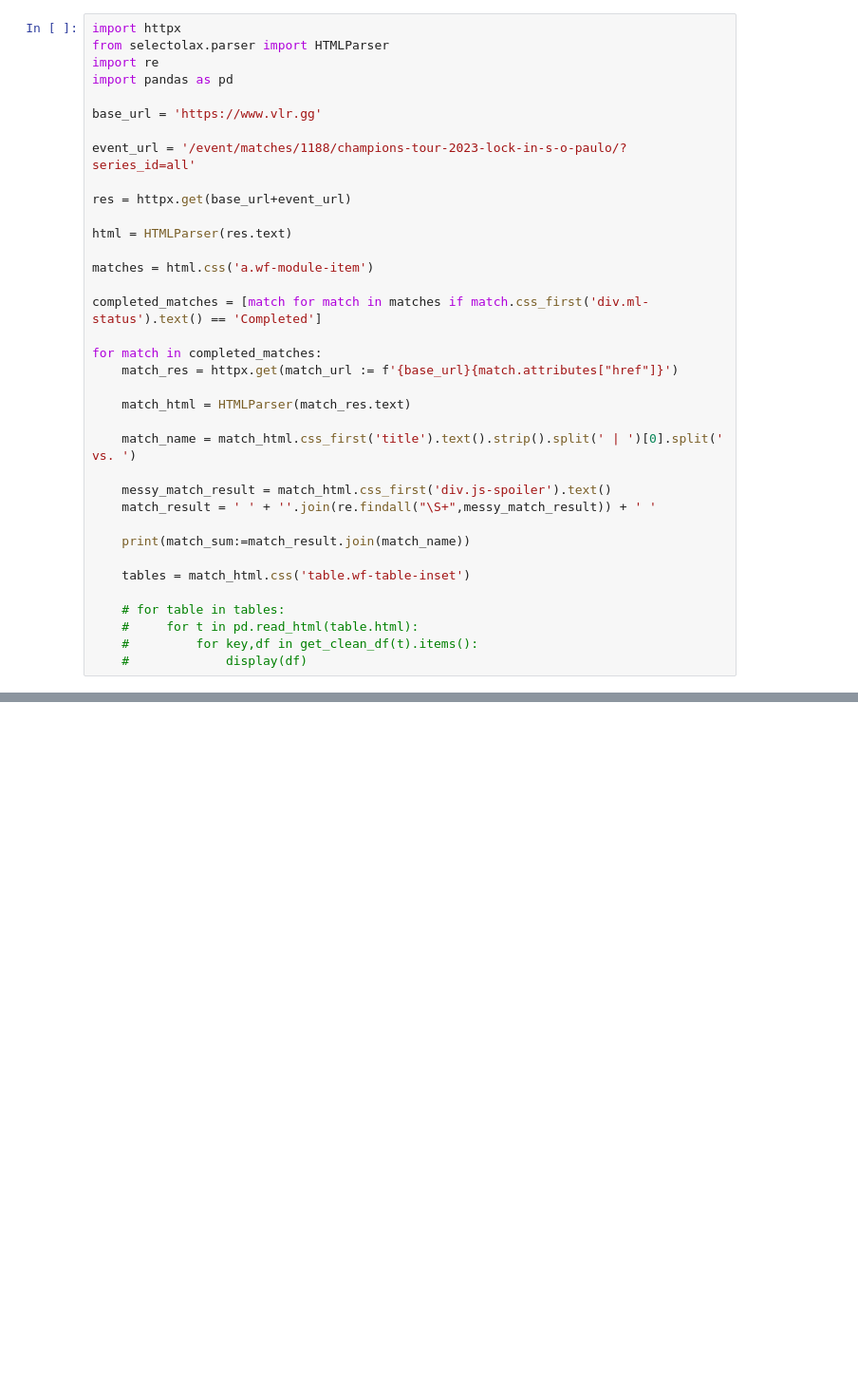
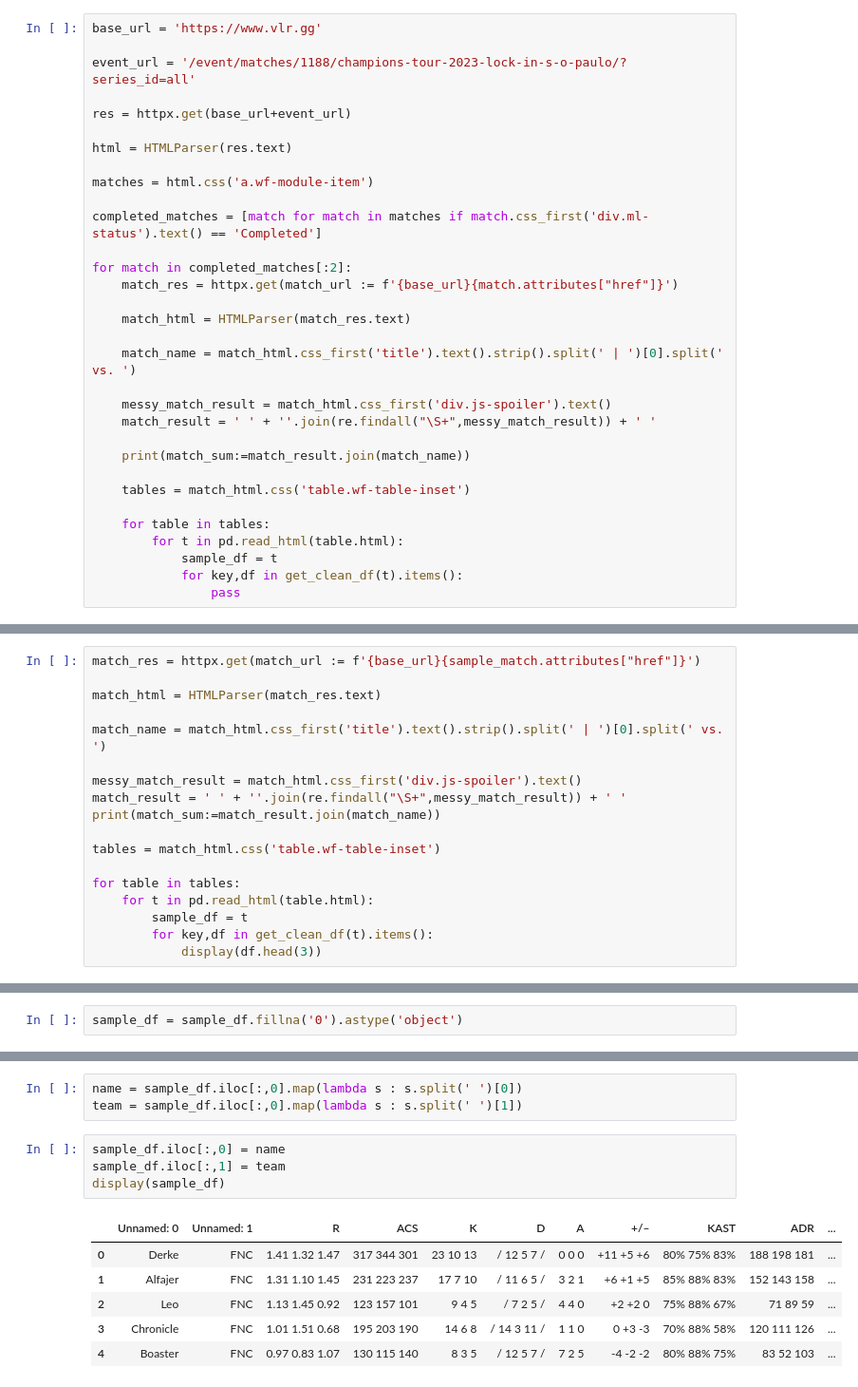
Before and after one commit to khemingkapat/vlr_data, a Jupyter notebook: vlr_data.ipynb, the cells around one changed output, grey strips where cells are left out. Shown at 95% size. Cells and saved outputs as stored; diff of their text form; blank space fills up the shorter version.

```diff
--- a/vlr_data.ipynb
+++ b/vlr_data.ipynb
@@ -4,9 +11,4 @@ import numpy as np
 # %%
-import httpx
-from selectolax.parser import HTMLParser
-import re
-import pandas as pd
-
 base_url = 'https://www.vlr.gg'
 
 event_url = '/event/matches/1188/champions-tour-2023-lock-in-s-o-paulo/?series_id=all'
@@ -19,7 +21,7 @@ matches = html.css('a.wf-module-item')
 
 completed_matches = [match for match in matches if match.css_first('div.ml-status').text() == 'Completed']
 
-for match in completed_matches:
+for match in completed_matches[:2]:
     match_res = httpx.get(match_url := f'{base_url}{match.attributes["href"]}')
 
     match_html = HTMLParser(match_res.text)
@@ -33,10 +35,11 @@ for match in completed_matches:
 
     tables = match_html.css('table.wf-table-inset')
 
-    # for table in tables:
-    #     for t in pd.read_html(table.html):
-    #         for key,df in get_clean_df(t).items():
-    #             display(df)
+    for table in tables:
+        for t in pd.read_html(table.html):
+            sample_df = t
+            for key,df in get_clean_df(t).items():
+                pass
 # %% [output]
 KOI 0:2 NRG Esports
 DetonatioN FocusMe 0:2 Giants Gaming
@@ -57,0 +139,18 @@ LOUD 2:3 FNATIC
+# %%
+match_res = httpx.get(match_url := f'{base_url}{sample_match.attributes["href"]}')
+
+match_html = HTMLParser(match_res.text)
+
+match_name = match_html.css_first('title').text().strip().split(' | ')[0].split(' vs. ')
+
+messy_match_result = match_html.css_first('div.js-spoiler').text()
+match_result = ' ' + ''.join(re.findall("\S+",messy_match_result)) + ' '
+print(match_sum:=match_result.join(match_name))
+
+tables = match_html.css('table.wf-table-inset')
+
+for table in tables:
+    for t in pd.read_html(table.html):
+        sample_df = t
+        for key,df in get_clean_df(t).items():
+            display(df.head(3))
@@ -57,0 +204,2 @@ LOUD 2:3 FNATIC
+# %%
+sample_df = sample_df.fillna('0').astype('object')
@@ -260,0 +264,14 @@ IndexError: list index out of range
+# %%
+name = sample_df.iloc[:,0].map(lambda s : s.split(' ')[0])
+team = sample_df.iloc[:,0].map(lambda s : s.split(' ')[1])
+# %%
+sample_df.iloc[:,0] = name
+sample_df.iloc[:,1] = team
+display(sample_df)
+# %% [output]
+|  | Unnamed: 0 | Unnamed: 1 | R | ACS | K | D | A | +/– | KAST | ADR | ... |
+| 0 | Derke | FNC | 1.41 1.32 1.47 | 317 344 301 | 23 10 13 | / 12 5 7 / | 0 0 0 | +11 +5 +6 | 80% 75% 83% | 188 198 181 | ... |
+| 1 | Alfajer | FNC | 1.31 1.10 1.45 | 231 223 237 | 17 7 10 | / 11 6 5 / | 3 2 1 | +6 +1 +5 | 85% 88% 83% | 152 143 158 | ... |
+| 2 | Leo | FNC | 1.13 1.45 0.92 | 123 157 101 | 9 4 5 | / 7 2 5 / | 4 4 0 | +2 +2 0 | 75% 88% 67% | 71 89 59 | ... |
+| 3 | Chronicle | FNC | 1.01 1.51 0.68 | 195 203 190 | 14 6 8 | / 14 3 11 / | 1 1 0 | 0 +3 -3 | 70% 88% 58% | 120 111 126 | ... |
+| 4 | Boaster | FNC | 0.97 0.83 1.07 | 130 115 140 | 8 3 5 | / 12 5 7 / | 7 2 5 | -4 -2 -2 | 80% 88% 75% | 83 52 103 | ... |
```
Also changed, not shown: parts of 37 cells of this notebook.
